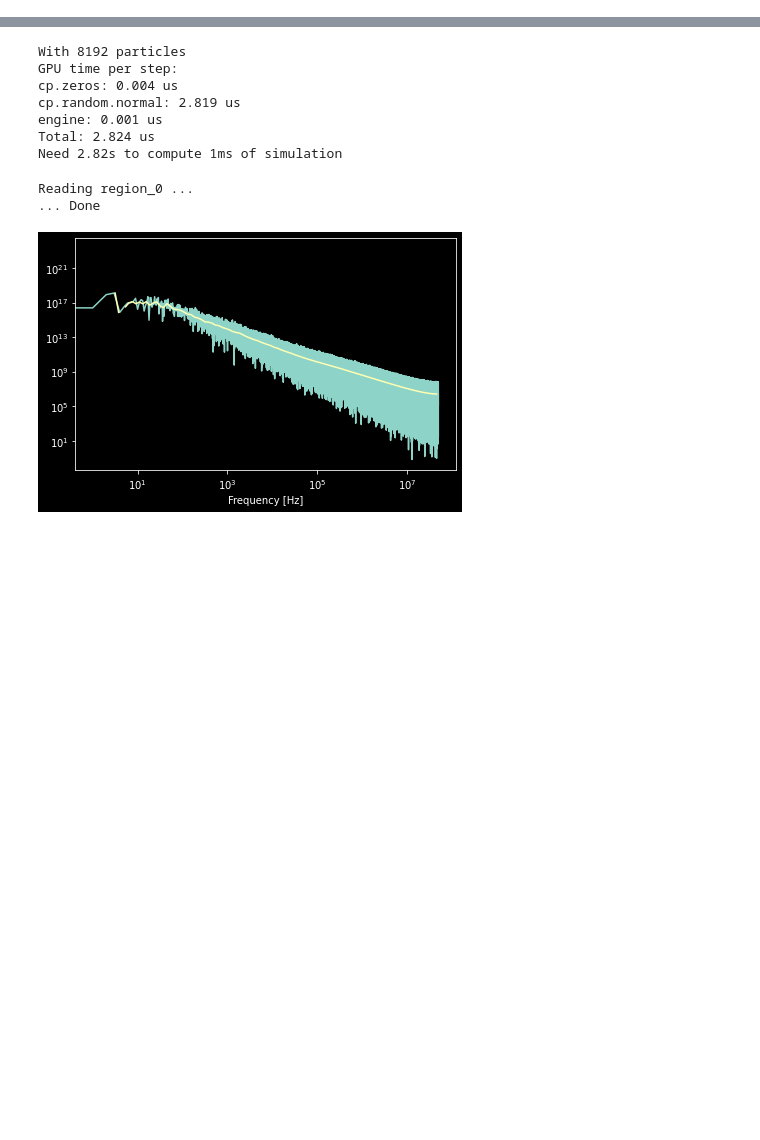
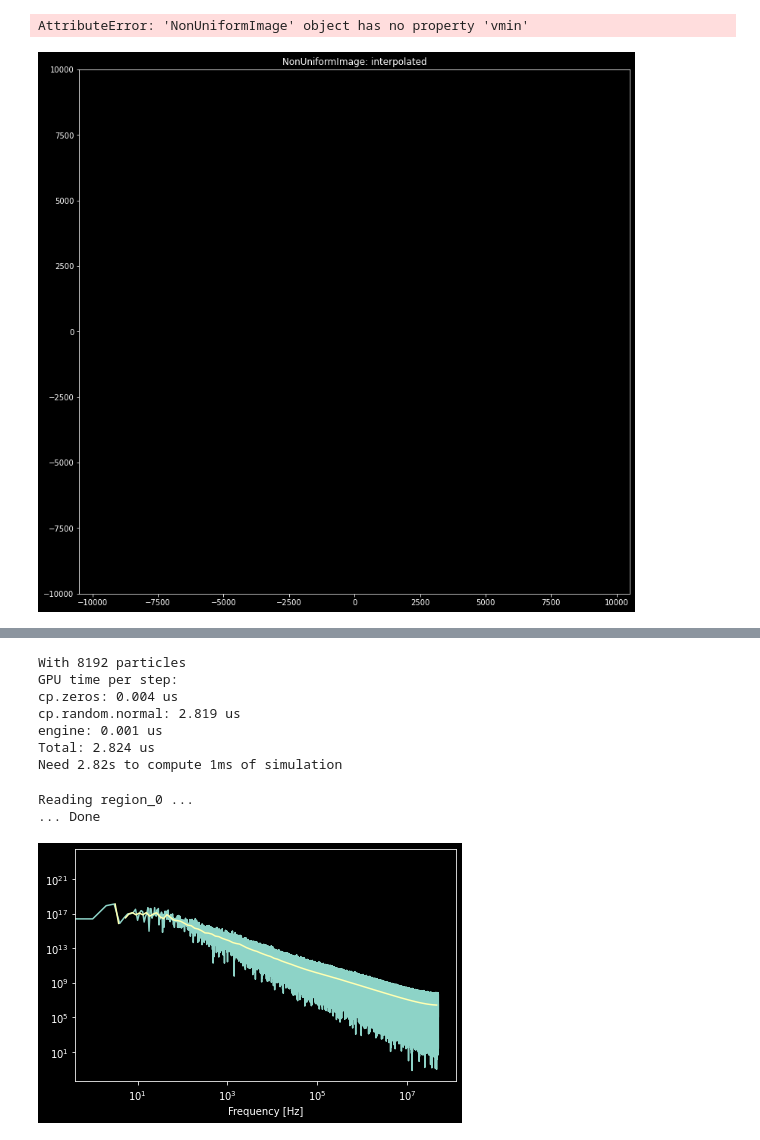
Before and after one commit to gmonet/brownpy, a Jupyter notebook: example/1.ipynb, the cells around one changed output, grey strips where cells are left out. Drawn from its saved outputs; the diff is of its cells as text; code cells hidden in the pictures; blank space fills up the shorter version.

```diff
--- a/example/1.ipynb
+++ b/example/1.ipynb
@@ -42 +126,18 @@ data['trajectory'].shape
+# %%
+from matplotlib.image import NonUniformImage
+fig = plt.figure(figsize=(13,13))
+ax = fig.add_subplot(111, title='NonUniformImage: interpolated',
+        aspect='equal', xlim=ex[[0, -1]], ylim=ez[[0, -1]])
+im = NonUniformImage(ax, interpolation='bilinear', extent=[ex[0], ex[-1], ez[0], ez[-1]], cmap='jet')
+xcenters = (ex[:-1] + ex[1:]) / 2
+ycenters = (ez[:-1] + ez[1:]) / 2
+im.set_data(xcenters, ycenters, hist)
+ax.images.append(im)
+
+ax.set_aspect('equal')
+# ax.set_xlim(-2000,2000)
+# ax.set_ylim(-2000,2000)
+# %% [output]
+AttributeError: 'NonUniformImage' object has no property 'vmin'
+[figure, added]
 # %%
```
Also changed, not shown: parts of 16 cells of this notebook, 3 other files.
